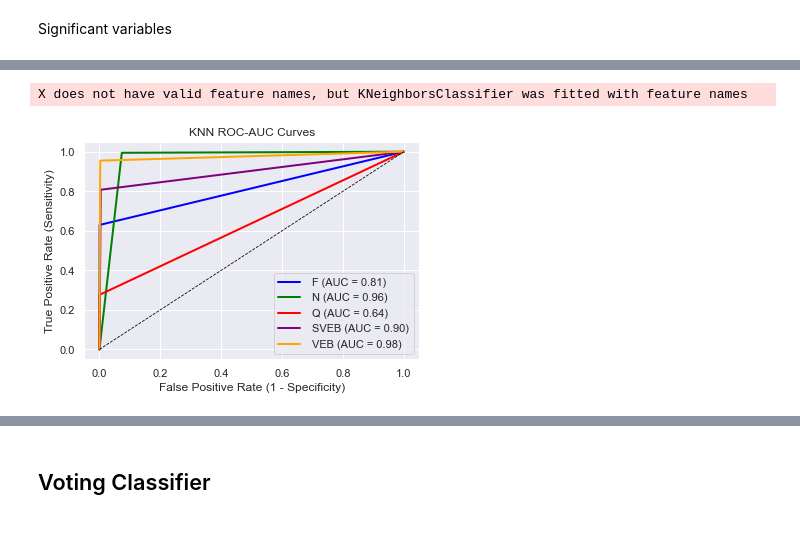
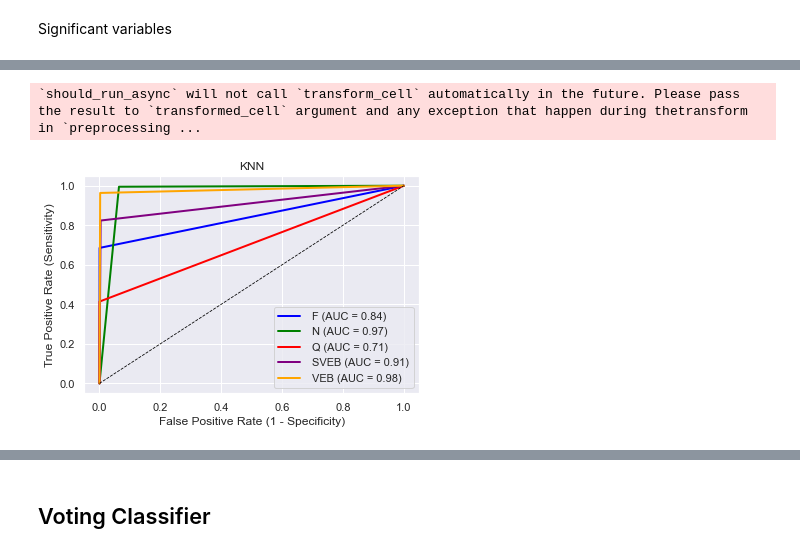
Before and after one commit to a-smaruj/ML_Project_Arrhythmia_Classification, a Jupyter notebook: main.ipynb, the cells around one changed output, grey strips where cells are left out. Drawn from its saved outputs; the diff is of its cells as text; code cells hidden in the pictures.

```diff
--- a/main.ipynb
+++ b/main.ipynb
@@ -684,0 +710,12 @@ significant_variable(best_rf_model, X_train)
+# %%
+warnings.filterwarnings('ignore')
+
+knn = KNeighborsClassifier()
+param_grid = {
+    'n_neighbors': (1, 10, 1),
+    'leaf_size': (10, 20, 1),
+    'p': (1, 2),
+    'weights': ('uniform', 'distance'),
+}
+knn_grid = GridSearchCV(knn, param_grid, cv=10, scoring='balanced_accuracy', return_train_score=False)
+knn_grid.fit(X_sample_std.values, y_data_sample)
@@ -684,0 +736,3 @@ significant_variable(best_rf_model, X_train)
+# %%
+best = knn_grid.best_estimator_
+best.fit(X_train_std.values, y_data_train)
@@ -866,3 +743,0 @@ KNeighborsClassifier(n_neighbors=1)
-# %%
-best = grid.best_estimator_
-best.fit(X_train_std, y_data_train)
@@ -896,5 +757,5 @@ F1-Score: 0.9859703664458932
 # %%
-our_roc_curves(X_test_std.values, y_data_test, best, "KNN ROC-AUC Curves")
+our_roc_curves(X_test_std.values, y_data_test, best, "KNN")
 # %% [output]
-X does not have valid feature names, but KNeighborsClassifier was fitted with feature names
+`should_run_async` will not call `transform_cell` automatically in the future. Please pass the result to `transformed_cell` argument and any exception that happen during thetransform in `preprocessing ...
-[figure, old version]
+[figure, new version]
```
Also changed, not shown: parts of 60 cells of this notebook.
